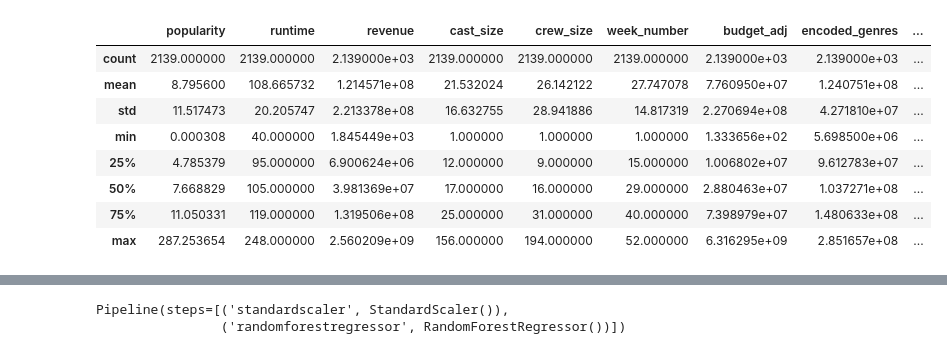
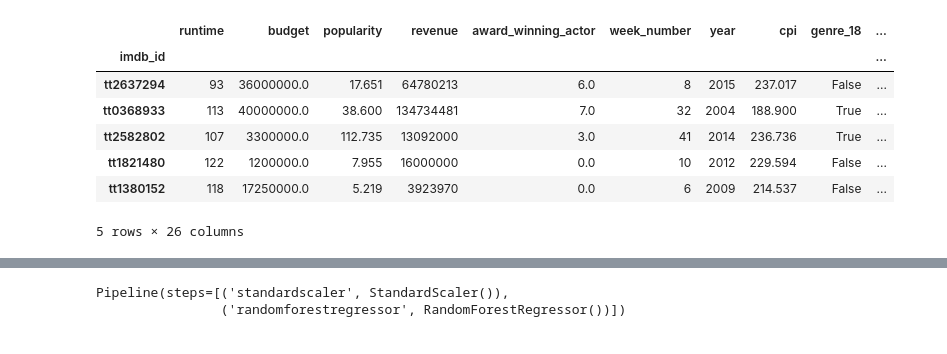
Before and after one commit to LemuelKL/TMDB-Revenue-Prediction, a Jupyter notebook: main.ipynb, the cells around one changed output, grey strips where cells are left out. Drawn from its saved outputs; the diff is of its cells as text; code cells hidden in the pictures.

```diff
--- a/main.ipynb
+++ b/main.ipynb
@@ -130,0 +99,6 @@ data.dropna(inplace=True)
+# %%
+# Handle missing budget or zero budget by replacing with the median budget of that year
+data["budget"] = data["budget"].replace(0, np.nan)
+data["budget"] = data["budget"].fillna(
+    data.groupby("year")["budget"].transform("median")
+)
@@ -131 +113,7 @@ data.dropna(inplace=True)
+# %%
+for col in ["genres", "production_companies"]:
+    data[col] = data[col].astype(str)
+    data[col] = "list(" + data[col] + ")"
+    data[col] = data[col].fillna("[]").apply(eval)
+    data[col] = data[col].apply(lambda x: [i["id"] for i in x])
 # %%
@@ -147,12 +129,27 @@ data
+# %%
+# One-hot encode genres
+genres = pd.Series(data["genres"].sum()).value_counts()
+genres = genres[genres > 10].index.tolist()
+for genre in genres:
+    data["genre_" + str(genre)] = data["genres"].apply(lambda x: genre in x)
+data = data.drop(columns=["genres"])
+# %%
+# One-hot encode production companies
+# companies = pd.Series(data["production_companies"].sum()).value_counts()
+# companies = companies[companies > 10].index.tolist()
+# for company in companies:
+#     data["company_" + str(company)] = data["production_companies"].apply(
+#         lambda x: company in x
+#     )
+data = data.drop(columns=["production_companies"])
 # %%
-data.describe()
+data.head()
 # %% [output]
-|  | popularity | runtime | revenue | cast_size | crew_size | week_number | budget_adj | encoded_genres | ... |
-| count | 2139.000000 | 2139.000000 | 2.139000e+03 | 2139.000000 | 2139.000000 | 2139.000000 | 2.139000e+03 | 2.139000e+03 | ... |
-| mean | 8.795600 | 108.665732 | 1.214571e+08 | 21.532024 | 26.142122 | 27.747078 | 7.760950e+07 | 1.240751e+08 | ... |
-| std | 11.517473 | 20.205747 | 2.213378e+08 | 16.632755 | 28.941886 | 14.817319 | 2.270694e+08 | 4.271810e+07 | ... |
-| min | 0.000308 | 40.000000 | 1.845449e+03 | 1.000000 | 1.000000 | 1.000000 | 1.333656e+02 | 5.698500e+06 | ... |
-| 25% | 4.785379 | 95.000000 | 6.900624e+06 | 12.000000 | 9.000000 | 15.000000 | 1.006802e+07 | 9.612783e+07 | ... |
-| 50% | 7.668829 | 105.000000 | 3.981369e+07 | 17.000000 | 16.000000 | 29.000000 | 2.880463e+07 | 1.037271e+08 | ... |
-| 75% | 11.050331 | 119.000000 | 1.319506e+08 | 25.000000 | 31.000000 | 40.000000 | 7.398979e+07 | 1.480633e+08 | ... |
-| max | 287.253654 | 248.000000 | 2.560209e+09 | 156.000000 | 194.000000 | 52.000000 | 6.316295e+09 | 2.851657e+08 | ... |
+|  | runtime | budget | popularity | revenue | award_winning_actor | week_number | year | cpi | genre_18 | ... |
+| imdb_id |  |  |  |  |  |  |  |  |  | ... |
+| tt2637294 | 93 | 36000000.0 | 17.651 | 64780213 | 6.0 | 8 | 2015 | 237.017 | False | ... |
+| tt0368933 | 113 | 40000000.0 | 38.600 | 134734481 | 7.0 | 32 | 2004 | 188.900 | True | ... |
+| tt2582802 | 107 | 3300000.0 | 112.735 | 13092000 | 3.0 | 41 | 2014 | 236.736 | True | ... |
+| tt1821480 | 122 | 1200000.0 | 7.955 | 16000000 | 0.0 | 10 | 2012 | 229.594 | False | ... |
+| tt1380152 | 118 | 17250000.0 | 5.219 | 3923970 | 0.0 | 6 | 2009 | 214.537 | False | ... |
+5 rows × 26 columns
```
Also changed, not shown: parts of 18 cells of this notebook, 7 other files.
